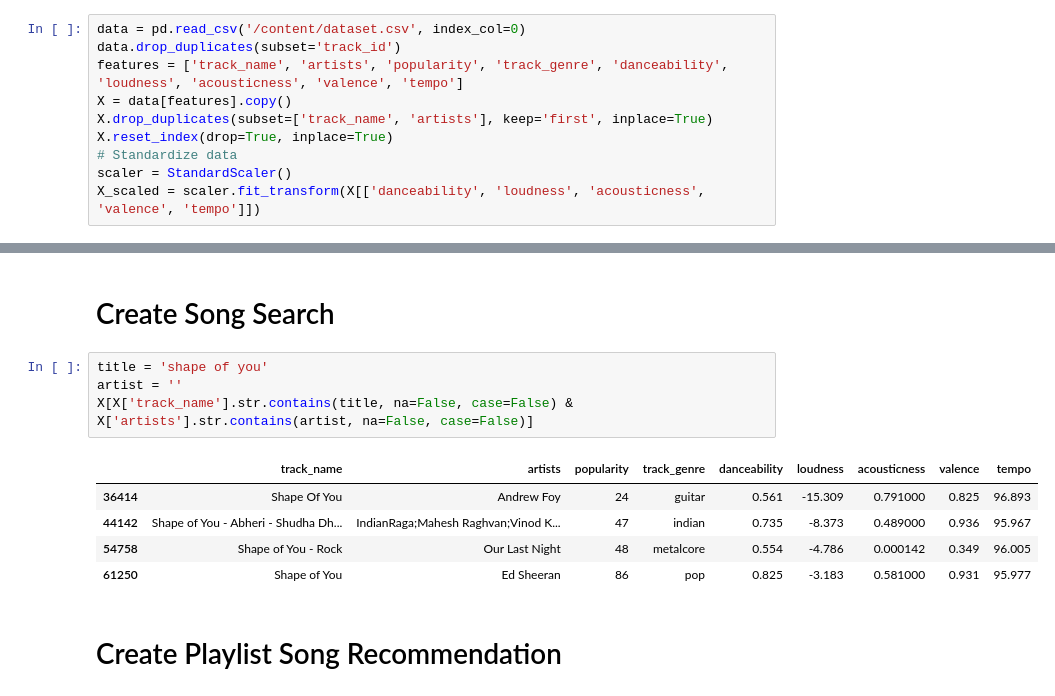
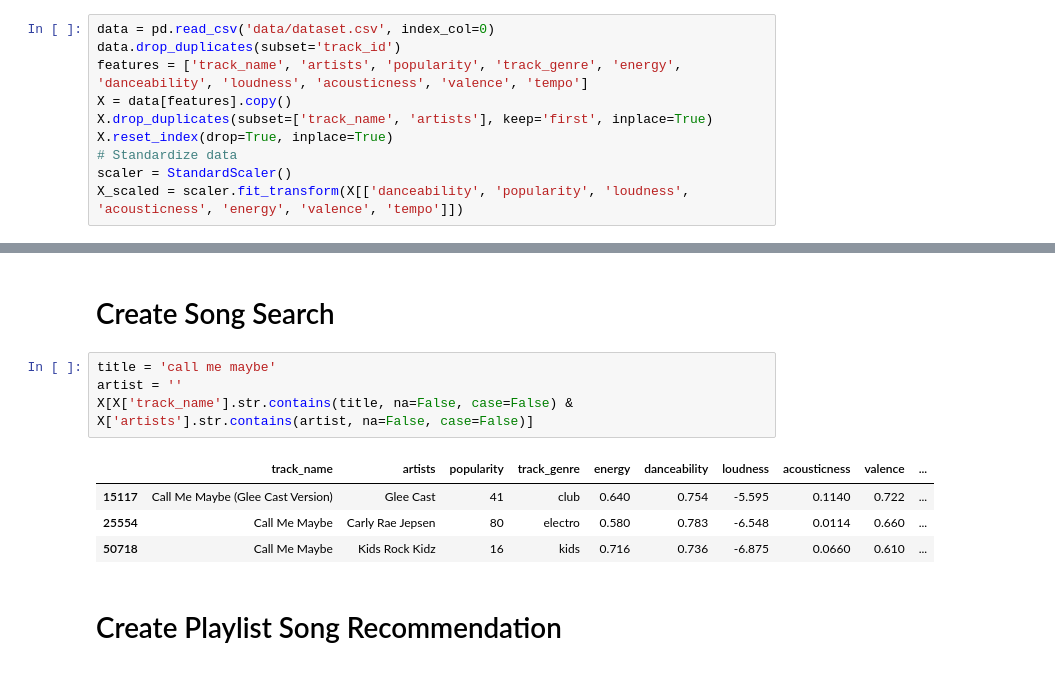
Before and after one commit to clairehbear/ECS171-Music-Recommendation-System, a Jupyter notebook: Model_Fuzzy_C_Means_Clustering.ipynb, the cells around one changed output, grey strips where cells are left out. Drawn from its saved outputs; the diff is of its cells as text.

```diff
--- a/Model_Fuzzy_C_Means_Clustering.ipynb
+++ b/Model_Fuzzy_C_Means_Clustering.ipynb
@@ -24,14 +17,14 @@ Successfully installed scikit-fuzzy-0.5.0
 # %% [markdown]
 # Data Preprocessing
 # %%
-data = pd.read_csv('/content/dataset.csv', index_col=0)
+data = pd.read_csv('data/dataset.csv', index_col=0)
 data.drop_duplicates(subset='track_id')
-features = ['track_name', 'artists', 'popularity', 'track_genre', 'danceability', 'loudness', 'acousticness', 'valence', 'tempo']
+features = ['track_name', 'artists', 'popularity', 'track_genre', 'energy', 'danceability', 'loudness', 'acousticness', 'valence', 'tempo']
 X = data[features].copy()
 X.drop_duplicates(subset=['track_name', 'artists'], keep='first', inplace=True)
 X.reset_index(drop=True, inplace=True)
 # Standardize data
 scaler = StandardScaler()
-X_scaled = scaler.fit_transform(X[['danceability', 'loudness', 'acousticness', 'valence', 'tempo']])
+X_scaled = scaler.fit_transform(X[['danceability', 'popularity', 'loudness', 'acousticness', 'energy', 'valence', 'tempo']])
 # %% [markdown]
 # Define Model
@@ -161,14 +160,13 @@ display(real_top_genres_df)
 # %% [markdown]
 # Create Song Search
 # %%
-title = 'shape of you'
+title = 'call me maybe'
 artist = ''
 X[X['track_name'].str.contains(title, na=False, case=False) & X['artists'].str.contains(artist, na=False, case=False)]
 # %% [output]
-|  | track_name | artists | popularity | track_genre | danceability | loudness | acousticness | valence | tempo |
-| 36414 | Shape Of You | Andrew Foy | 24 | guitar | 0.561 | -15.309 | 0.791000 | 0.825 | 96.893 |
-| 44142 | Shape of You - Abheri - Shudha Dh... | IndianRaga;Mahesh Raghvan;Vinod K... | 47 | indian | 0.735 | -8.373 | 0.489000 | 0.936 | 95.967 |
-| 54758 | Shape of You - Rock | Our Last Night | 48 | metalcore | 0.554 | -4.786 | 0.000142 | 0.349 | 96.005 |
-| 61250 | Shape of You | Ed Sheeran | 86 | pop | 0.825 | -3.183 | 0.581000 | 0.931 | 95.977 |
+|  | track_name | artists | popularity | track_genre | energy | danceability | loudness | acousticness | valence | ... |
+| 15117 | Call Me Maybe (Glee Cast Version) | Glee Cast | 41 | club | 0.640 | 0.754 | -5.595 | 0.1140 | 0.722 | ... |
+| 25554 | Call Me Maybe | Carly Rae Jepsen | 80 | electro | 0.580 | 0.783 | -6.548 | 0.0114 | 0.660 | ... |
+| 50718 | Call Me Maybe | Kids Rock Kidz | 16 | kids | 0.716 | 0.736 | -6.875 | 0.0660 | 0.610 | ... |
 # %% [markdown]
 # Create Playlist Song Recommendation
```
Also changed, not shown: parts of 12 cells of this notebook, 7 other files.
